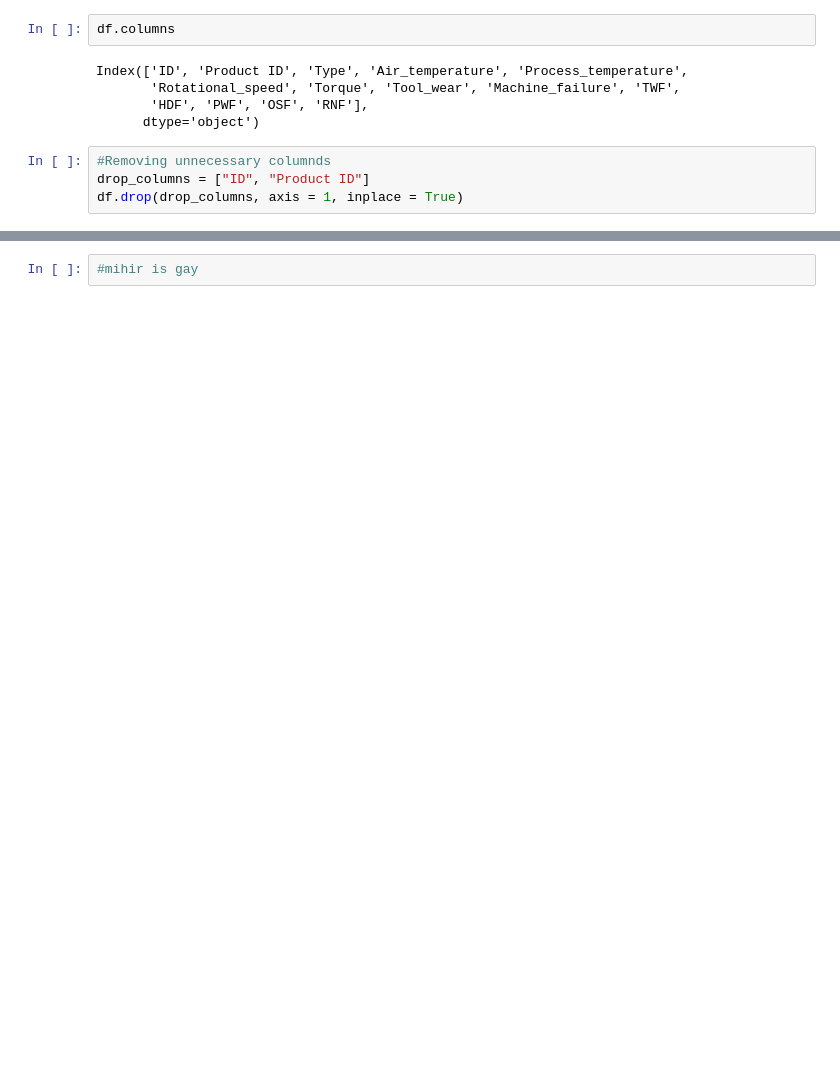
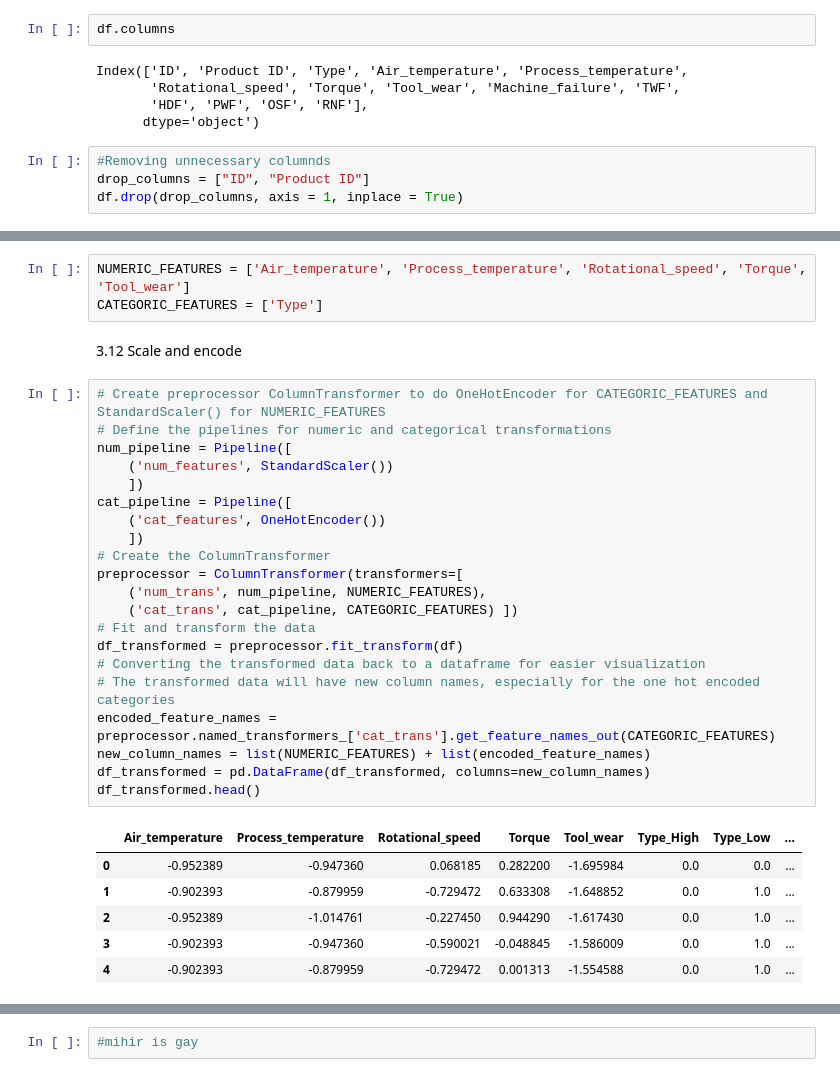
Before and after one commit to MihirT906/PredictiveMaintenance, a Jupyter notebook: data_prep.ipynb, the cells around one changed output, grey strips where cells are left out. Cells and saved outputs as stored; diff of their text form; blank space fills up the shorter version.

```diff
--- a/data_prep.ipynb
+++ b/data_prep.ipynb
@@ -153,0 +218,33 @@ df.drop(drop_columns, axis = 1, inplace = True)
+# %%
+NUMERIC_FEATURES = ['Air_temperature', 'Process_temperature', 'Rotational_speed', 'Torque', 'Tool_wear']
+CATEGORIC_FEATURES = ['Type']
+# %% [markdown]
+3.12 Scale and encode
+# %%
+# Create preprocessor ColumnTransformer to do OneHotEncoder for CATEGORIC_FEATURES and StandardScaler() for NUMERIC_FEATURES
+# Define the pipelines for numeric and categorical transformations
+num_pipeline = Pipeline([
+    ('num_features', StandardScaler())
+    ])
+cat_pipeline = Pipeline([
+    ('cat_features', OneHotEncoder())
+    ])
+# Create the ColumnTransformer
+preprocessor = ColumnTransformer(transformers=[
+    ('num_trans', num_pipeline, NUMERIC_FEATURES),
+    ('cat_trans', cat_pipeline, CATEGORIC_FEATURES) ])
+# Fit and transform the data
+df_transformed = preprocessor.fit_transform(df)
+# Converting the transformed data back to a dataframe for easier visualization
+# The transformed data will have new column names, especially for the one hot encoded categories
+encoded_feature_names = preprocessor.named_transformers_['cat_trans'].get_feature_names_out(CATEGORIC_FEATURES)
+new_column_names = list(NUMERIC_FEATURES) + list(encoded_feature_names)
+df_transformed = pd.DataFrame(df_transformed, columns=new_column_names)
+df_transformed.head()
+# %% [output]
+|  | Air_temperature | Process_temperature | Rotational_speed | Torque | Tool_wear | Type_High | Type_Low | ... |
+| 0 | -0.952389 | -0.947360 | 0.068185 | 0.282200 | -1.695984 | 0.0 | 0.0 | ... |
+| 1 | -0.902393 | -0.879959 | -0.729472 | 0.633308 | -1.648852 | 0.0 | 1.0 | ... |
+| 2 | -0.952389 | -1.014761 | -0.227450 | 0.944290 | -1.617430 | 0.0 | 1.0 | ... |
+| 3 | -0.902393 | -0.947360 | -0.590021 | -0.048845 | -1.586009 | 0.0 | 1.0 | ... |
+| 4 | -0.902393 | -0.879959 | -0.729472 | 0.001313 | -1.554588 | 0.0 | 1.0 | ... |
```
Also changed, not shown: parts of 27 cells of this notebook.
